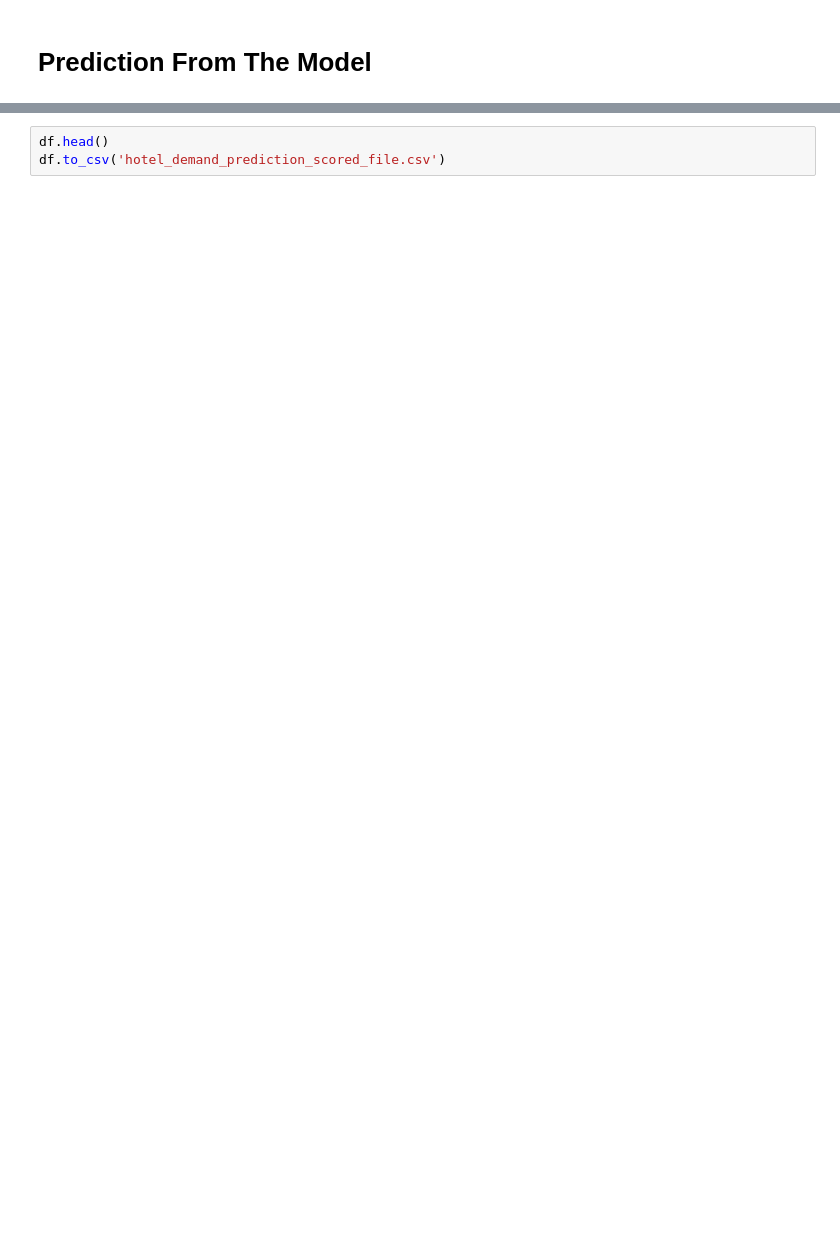
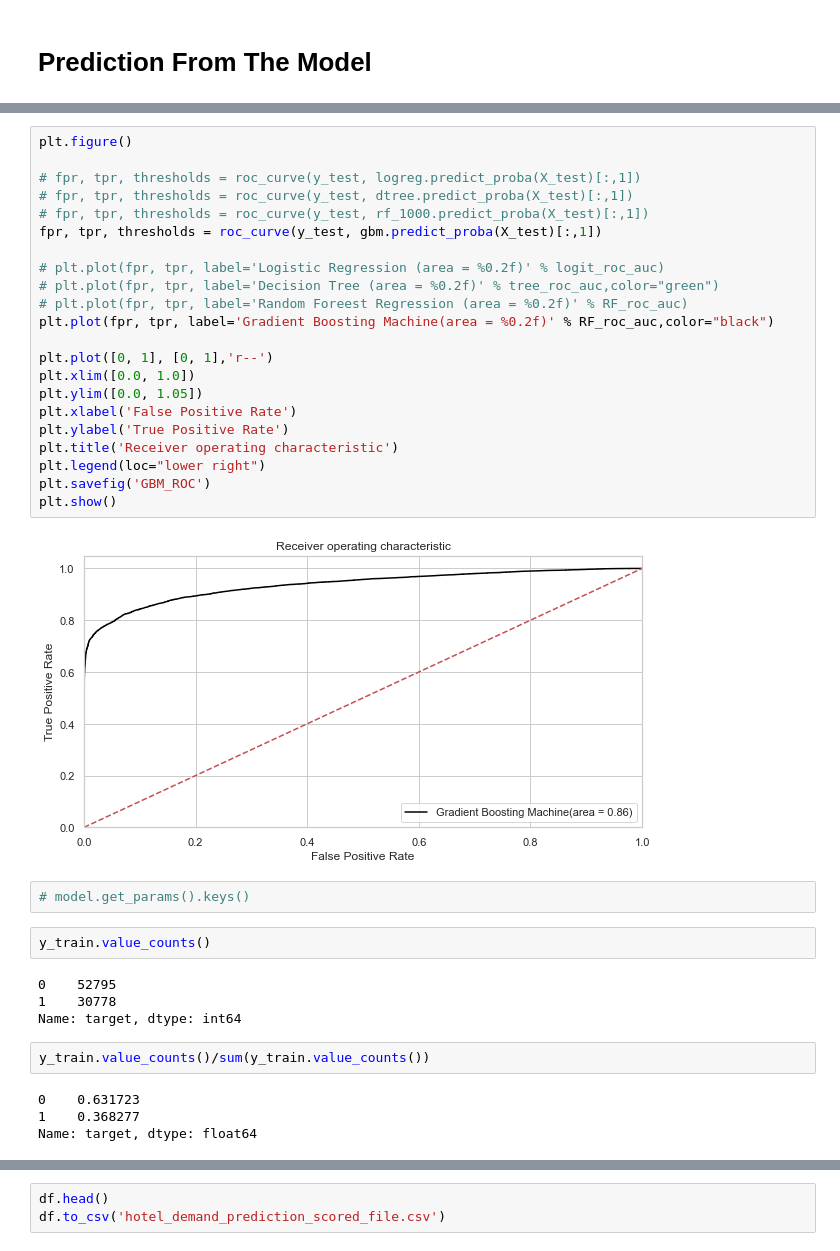
Before and after one commit to Antarlin921/ProjectHotel_Demand_Prediction, a Jupyter notebook: Hotel_Demand_Prediction .ipynb, the cells around one changed output, grey strips where cells are left out. Cells and saved outputs as stored; diff of their text form; blank space fills up the shorter version.

Commit message:
Various model improvements,hyperparameter tuning2

```diff
--- a/Hotel_Demand_Prediction .ipynb
+++ b/Hotel_Demand_Prediction .ipynb
@@ -944,0 +1111,38 @@ Name: y_pred_P, dtype: float64
+# %%
+plt.figure()
+
+# fpr, tpr, thresholds = roc_curve(y_test, logreg.predict_proba(X_test)[:,1])
+# fpr, tpr, thresholds = roc_curve(y_test, dtree.predict_proba(X_test)[:,1])
+# fpr, tpr, thresholds = roc_curve(y_test, rf_1000.predict_proba(X_test)[:,1])
+fpr, tpr, thresholds = roc_curve(y_test, gbm.predict_proba(X_test)[:,1])
+
+# plt.plot(fpr, tpr, label='Logistic Regression (area = %0.2f)' % logit_roc_auc)
+# plt.plot(fpr, tpr, label='Decision Tree (area = %0.2f)' % tree_roc_auc,color="green")
+# plt.plot(fpr, tpr, label='Random Foreest Regression (area = %0.2f)' % RF_roc_auc)
+plt.plot(fpr, tpr, label='Gradient Boosting Machine(area = %0.2f)' % RF_roc_auc,color="black")
+
+plt.plot([0, 1], [0, 1],'r--')
+plt.xlim([0.0, 1.0])
+plt.ylim([0.0, 1.05])
+plt.xlabel('False Positive Rate')
+plt.ylabel('True Positive Rate')
+plt.title('Receiver operating characteristic')
+plt.legend(loc="lower right")
+plt.savefig('GBM_ROC')
+plt.show()
+# %% [output]
+[figure, added]
+# %%
+# model.get_params().keys()
+# %%
+y_train.value_counts()
+# %% [output]
+0    52795
+1    30778
+Name: target, dtype: int64
+# %%
+y_train.value_counts()/sum(y_train.value_counts())
+# %% [output]
+0    0.631723
+1    0.368277
+Name: target, dtype: float64
```
Also changed, not shown: parts of 71 cells of this notebook, 9 other files.
